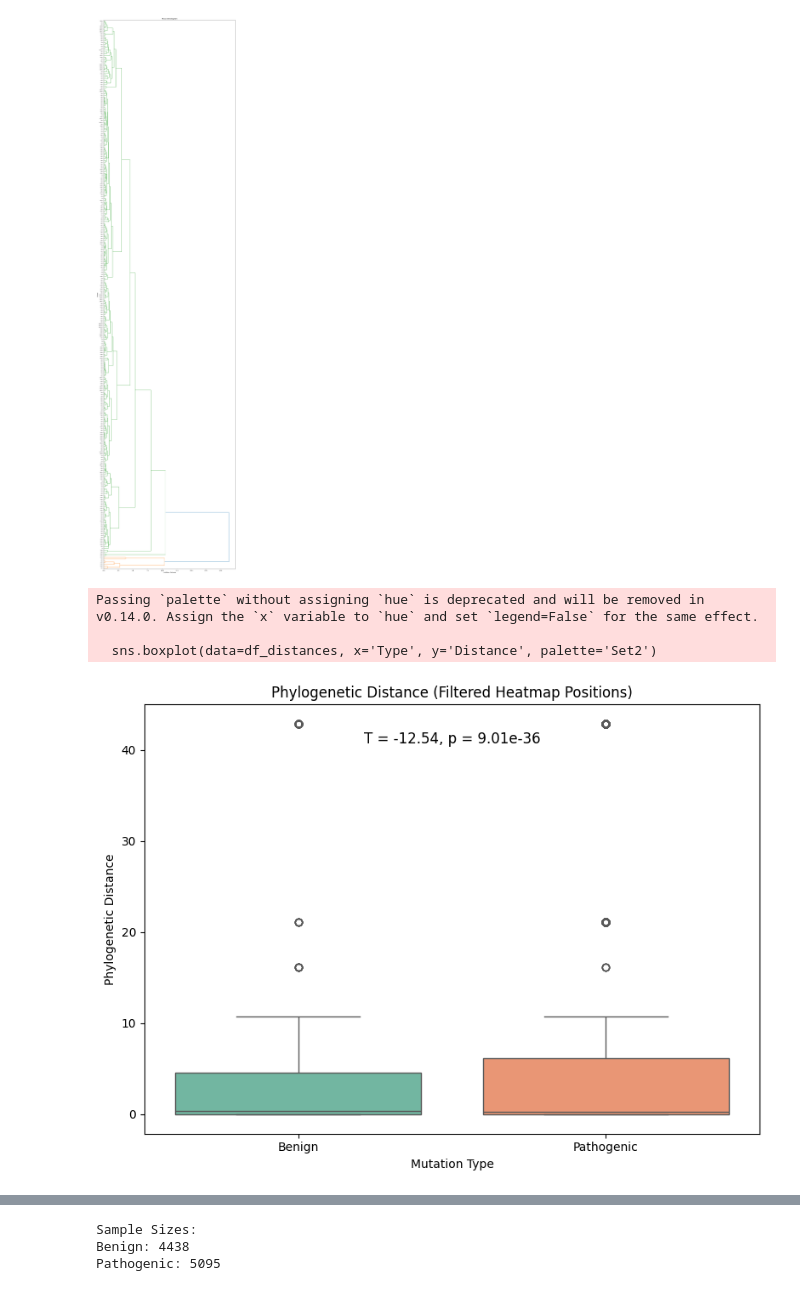
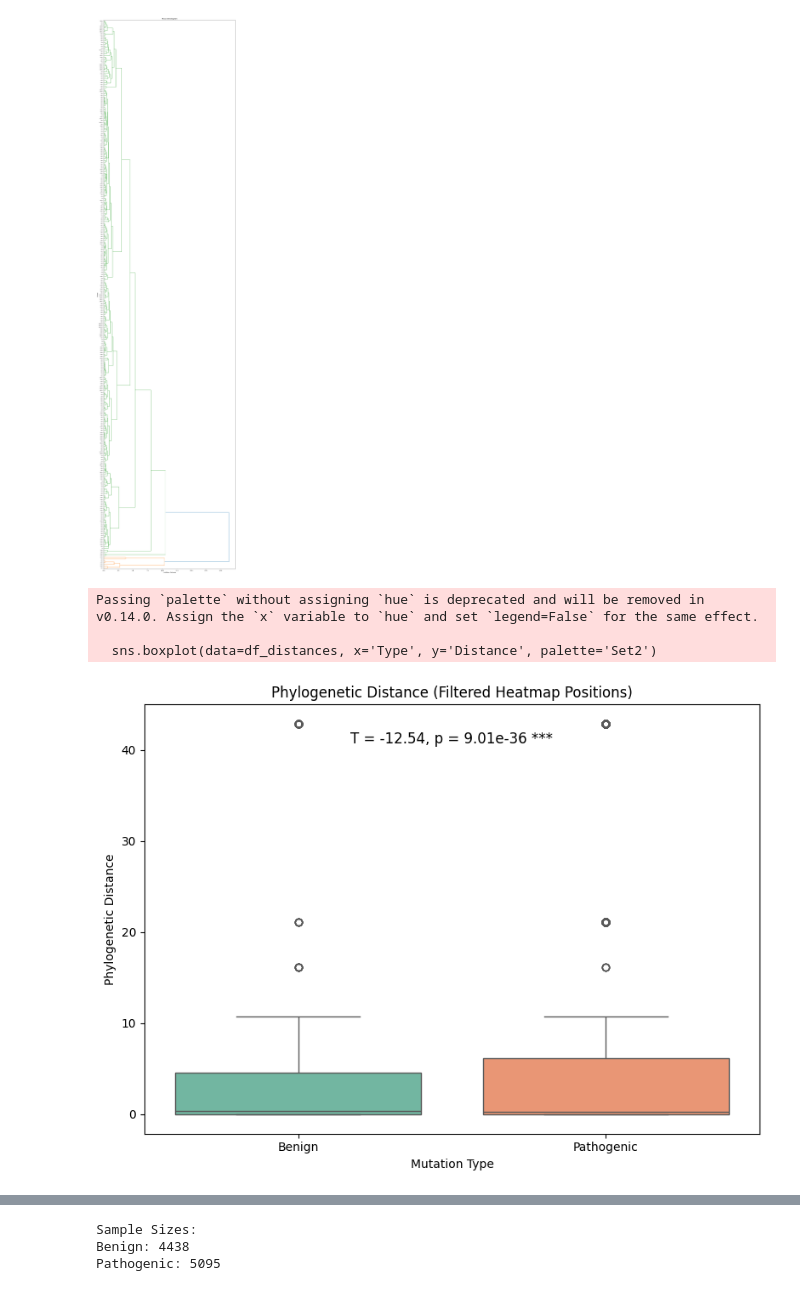
Before and after one commit to annabelrice30/Annabel-BSc-Project, a Jupyter notebook: Phylogenetic Distances/Phylogenetic distances.ipynb, the cells around one changed output, grey strips where cells are left out. Cells and saved outputs as stored; diff of their text form; code cells hidden in the pictures.

```diff
--- a/Phylogenetic Distances/Phylogenetic distances.ipynb
+++ b/Phylogenetic Distances/Phylogenetic distances.ipynb
@@ -133,36 +133,46 @@ for label, folder in [("Benign", benign_dir), ("Pathogenic", pathogenic_dir)]:
                 })
             except:
                 continue
 
 # Save dataframe
 df_distances = pd.DataFrame(records)
 df_distances.to_csv("phylo_distances_filtered.csv", index=False)
 
 # Run t-test
 benign = df_distances[df_distances["Type"] == "Benign"]["Distance"]
 pathogenic = df_distances[df_distances["Type"] == "Pathogenic"]["Distance"]
 t_stat, p_val = ttest_ind(benign, pathogenic, equal_var=False)
 
 # Plot boxplot
 plt.figure(figsize=(8, 6))
 sns.boxplot(data=df_distances, x='Type', y='Distance', palette='Set2')
 plt.title('Phylogenetic Distance (Filtered Heatmap Positions)')
 plt.ylabel('Phylogenetic Distance')
 plt.xlabel('Mutation Type')
 
-# Annotate p and t
+# Determine significance label
+significance = ""
+if p_val < 0.001:
+    significance = "***"
+elif p_val < 0.01:
+    significance = "**"
+elif p_val < 0.05:
+    significance = "*"
+
+# Annotate with stats and significance
 plt.text(0.5, df_distances['Distance'].max() * 0.95,
-         f"T = {t_stat:.2f}, p = {p_val:.2e}",
+         f"T = {t_stat:.2f}, p = {p_val:.2e} {significance}",
          ha='center', fontsize=12)
+
 
 plt.tight_layout()
 plt.savefig("expanded_filtered_phylo_distance_boxplot.png", dpi=300)
 plt.show()
 # %% [output]
 Passing `palette` without assigning `hue` is deprecated and will be removed in v0.14.0. Assign the `x` variable to `hue` and set `legend=False` for the same effect.
 
   sns.boxplot(data=df_distances, x='Type', y='Distance', palette='Set2')
-[figure, old version]
+[figure, new version]
 # %%
 import pandas as pd
 import seaborn as sns
```
Also changed, not shown: parts of 11 cells of this notebook, 24 other files.
